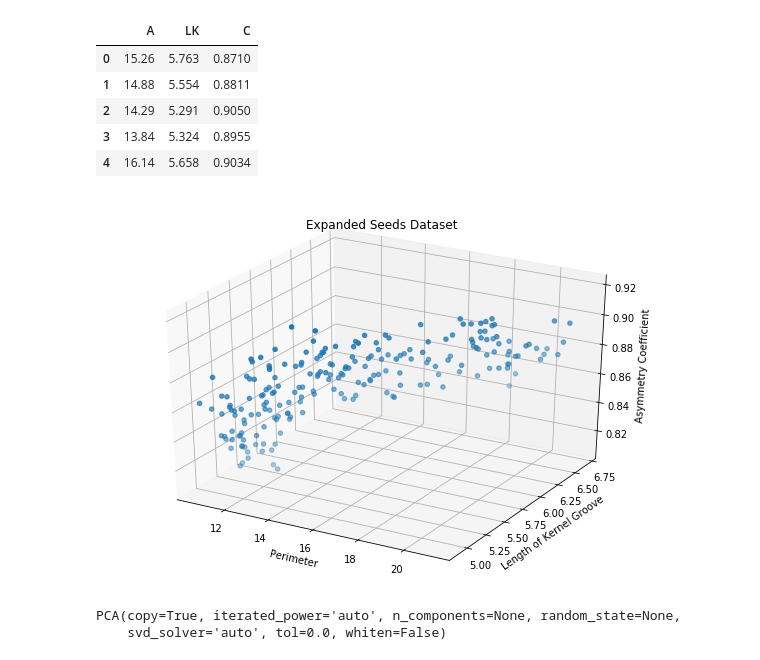
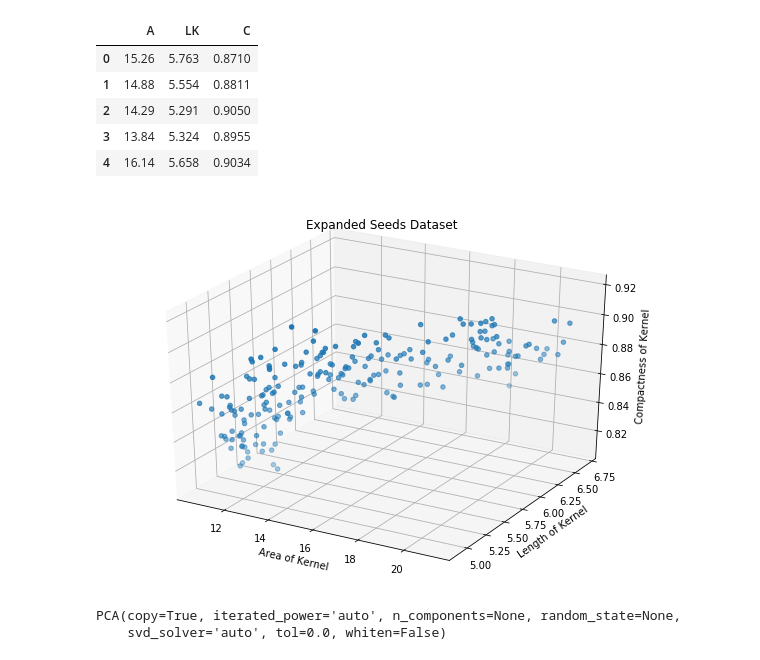
Before and after one commit to PacktWorkshops/The-Unsupervised-Learning-Workshop, a Jupyter notebook: Chapter04/Activity4.02/Activity4.02.ipynb, the cells around one changed output. Saved outputs shown, nothing was run; the diff lists cells and outputs as text; code cells hidden in the pictures.

```diff
--- a/Chapter04/Activity4.02/Activity4.02.ipynb
+++ b/Chapter04/Activity4.02/Activity4.02.ipynb
@@ -17,14 +17,14 @@ df.head()
 # %%
 fig = plt.figure(figsize=(10, 7))
 ax = fig.add_subplot(111, projection='3d') # Where Axes3D is required
 ax.scatter(df['A'], df['LK'], df['C'])
-ax.set_xlabel('Perimeter')
-ax.set_ylabel('Length of Kernel Groove')
-ax.set_zlabel('Asymmetry Coefficient')
+ax.set_xlabel('Area of Kernel')
+ax.set_ylabel('Length of Kernel')
+ax.set_zlabel('Compactness of Kernel')
 ax.set_title('Expanded Seeds Dataset')
 plt.show()
 # %% [output]
-[figure, old version]
+[figure, new version]
 # %%
 model = PCA()
 # %%
```
Also changed, not shown: parts of 1 cell of this notebook, 7 other files.
